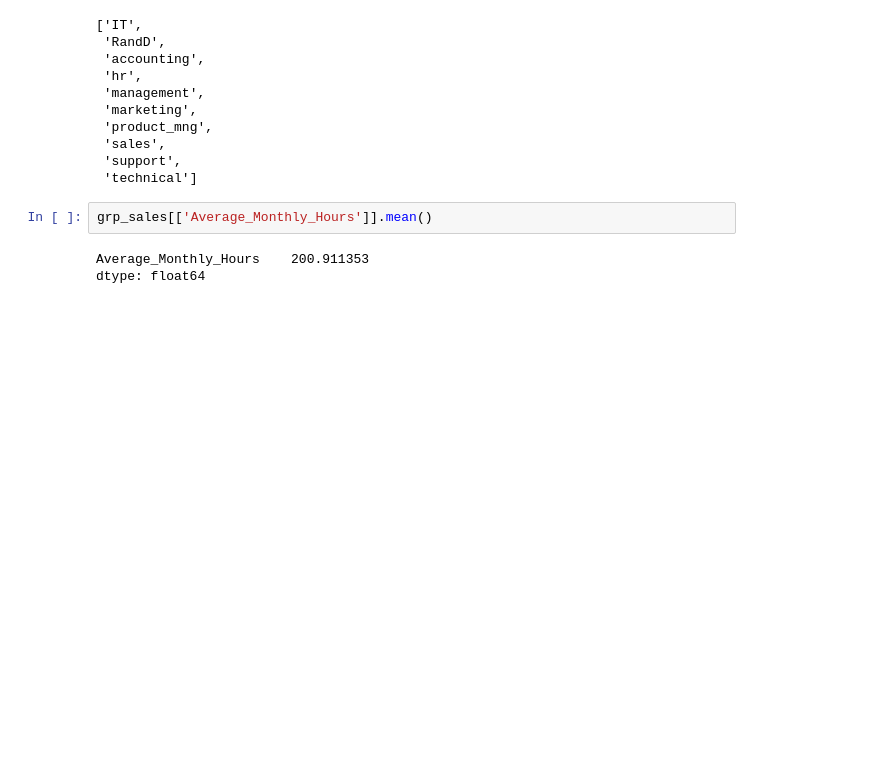
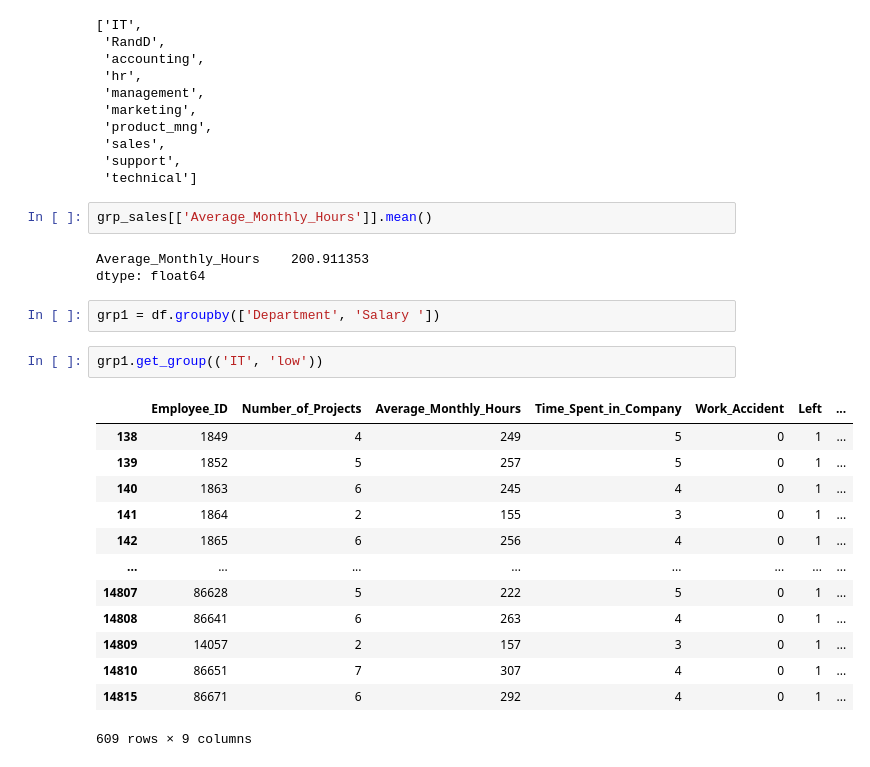
Before and after one commit to sangu0005/data_analysis_workspace, a Jupyter notebook: Hr_Data.ipynb, the cells around one changed output. Saved outputs shown, nothing was run; the diff lists cells and outputs as text; blank space fills up the shorter version.

```diff
--- a/Hr_Data.ipynb
+++ b/Hr_Data.ipynb
@@ -198,3 +198,21 @@ grp_sales[['Average_Monthly_Hours']].mean()
 # %% [output]
 Average_Monthly_Hours    200.911353
 dtype: float64
+# %%
+grp1 = df.groupby(['Department', 'Salary '])
+# %%
+grp1.get_group(('IT', 'low'))
+# %% [output]
+|  | Employee_ID | Number_of_Projects | Average_Monthly_Hours | Time_Spent_in_Company | Work_Accident | Left | ... |
+| 138 | 1849 | 4 | 249 | 5 | 0 | 1 | ... |
+| 139 | 1852 | 5 | 257 | 5 | 0 | 1 | ... |
+| 140 | 1863 | 6 | 245 | 4 | 0 | 1 | ... |
+| 141 | 1864 | 2 | 155 | 3 | 0 | 1 | ... |
+| 142 | 1865 | 6 | 256 | 4 | 0 | 1 | ... |
+| ... | ... | ... | ... | ... | ... | ... | ... |
+| 14807 | 86628 | 5 | 222 | 5 | 0 | 1 | ... |
+| 14808 | 86641 | 6 | 263 | 4 | 0 | 1 | ... |
+| 14809 | 14057 | 2 | 157 | 3 | 0 | 1 | ... |
+| 14810 | 86651 | 7 | 307 | 4 | 0 | 1 | ... |
+| 14815 | 86671 | 6 | 292 | 4 | 0 | 1 | ... |
+609 rows × 9 columns
```
Also changed, not shown: parts of 2 cells of this notebook.
